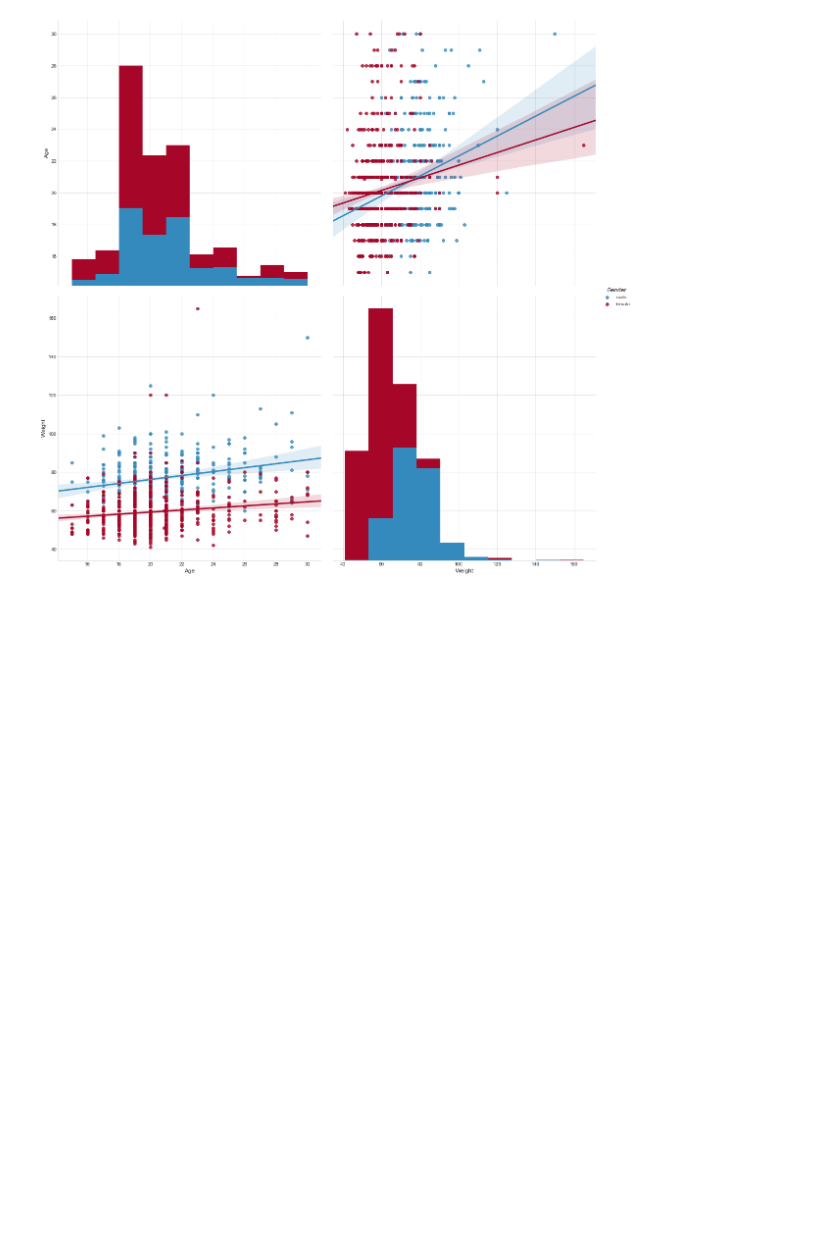
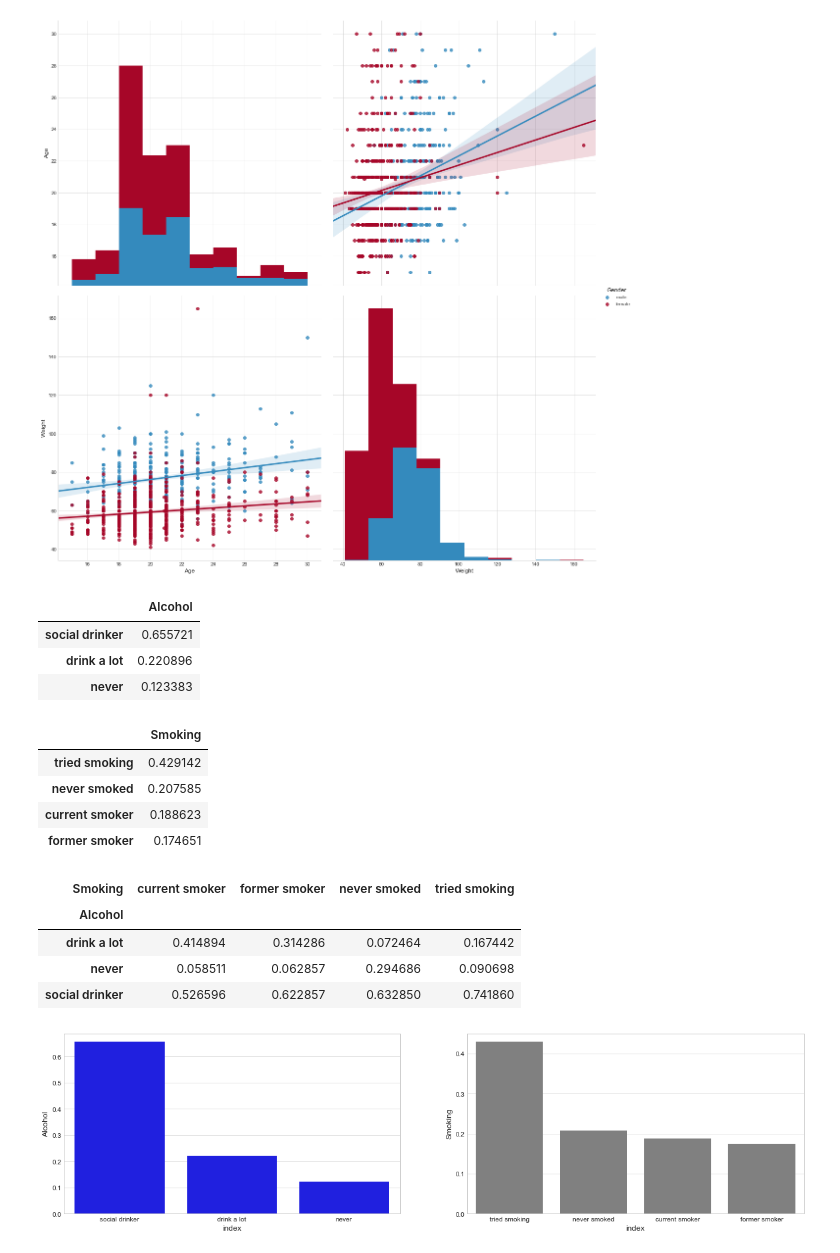
Before and after one commit to rodricarranza/DiploDatos, a Jupyter notebook: analysis_and_visualization/lab1/lab1.ipynb, the cells around one changed output. Cells and saved outputs as stored; diff of their text form; code cells hidden in the pictures; blank space fills up the shorter version.

Commit message:
Add Alcohol and Smoking to lab1.

```diff
--- a/analysis_and_visualization/lab1/lab1.ipynb
+++ b/analysis_and_visualization/lab1/lab1.ipynb
@@ -407,6 +407,49 @@ sns.pairplot(df, kind='reg', hue='Gender', size=8)
 # %% [output]
 <seaborn.axisgrid.PairGrid at 0x...>
 [figure]
+# %%
+fig, ax = plt.subplots(nrows=1, ncols=2, figsize=(20,5))
+
+def plot_marginal_probability(dataset, var_name, color, ax):
+    data = young[var_name].value_counts(normalize=True, dropna=True).to_frame()
+    display(data)
+
+    sns.barplot(
+        data=data.reset_index(),
+        x='index',
+        y=var_name,
+        color=color,
+        orient='v',
+        ax=ax
+    )
+
+plot_marginal_probability(young, 'Alcohol', 'blue', ax[0])
+plot_marginal_probability(young, 'Smoking', 'Grey', ax[1])
+
+pd.crosstab(young.Alcohol, young.Smoking).apply(lambda r: r/r.sum(), axis=0)
+#young.Alcohol.value_counts(normalize=True, dropna=True).to_frame().reset_index()
+#weight_mean, weight_sd = get_data_statistics(alcohol_subset_without_na, 'Alcohol')
+#sns.distplot(alcohol_subset_without_na, kde=False, ax=ax)
+
+#a[a.isnull().any(axis=1)]
+#a.Alcohol.unique()
+#a.Smoking.unique()
+# %% [output]
+|  | Alcohol |
+| social drinker | 0.655721 |
+| drink a lot | 0.220896 |
+| never | 0.123383 |
+|  | Smoking |
+| tried smoking | 0.429142 |
+| never smoked | 0.207585 |
+| current smoker | 0.188623 |
+| former smoker | 0.174651 |
+| Smoking | current smoker | former smoker | never smoked | tried smoking |
+| Alcohol |  |  |  |  |
+| drink a lot | 0.414894 | 0.314286 | 0.072464 | 0.167442 |
+| never | 0.058511 | 0.062857 | 0.294686 | 0.090698 |
+| social drinker | 0.526596 | 0.622857 | 0.632850 | 0.741860 |
+[figure, added]
 # %%
 # Changing a categorical column to be able to do correlation
 # Make sure not to change the original dataset
```
Also changed, not shown: 1 other file.
